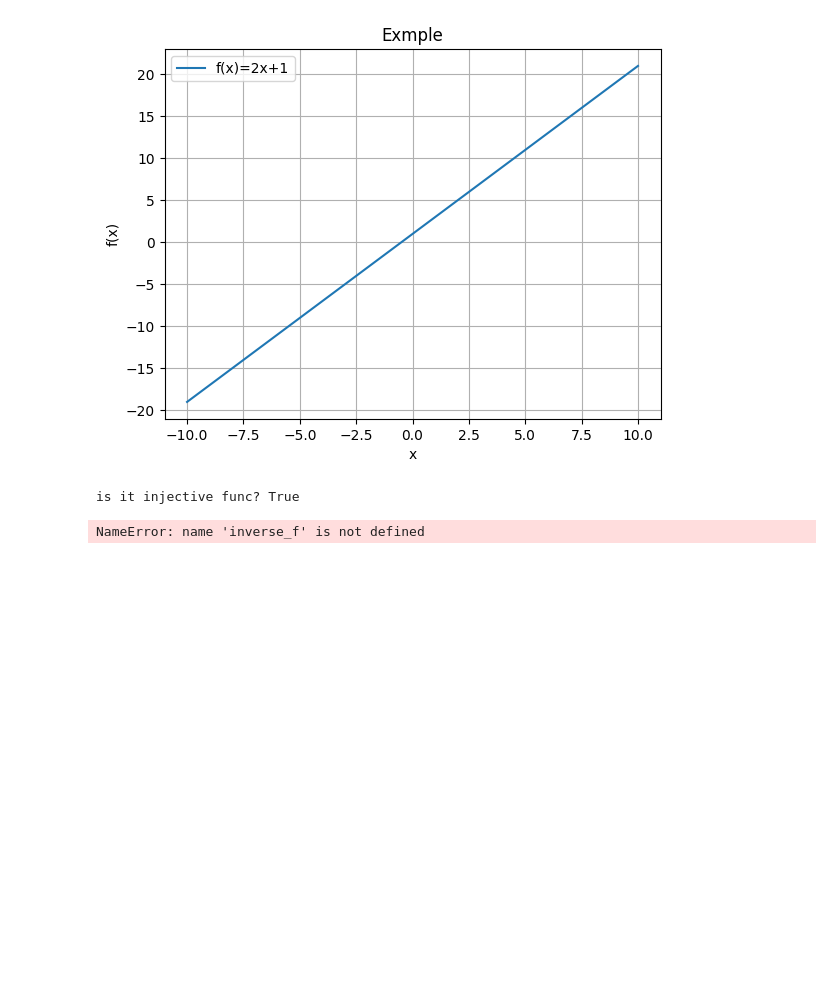
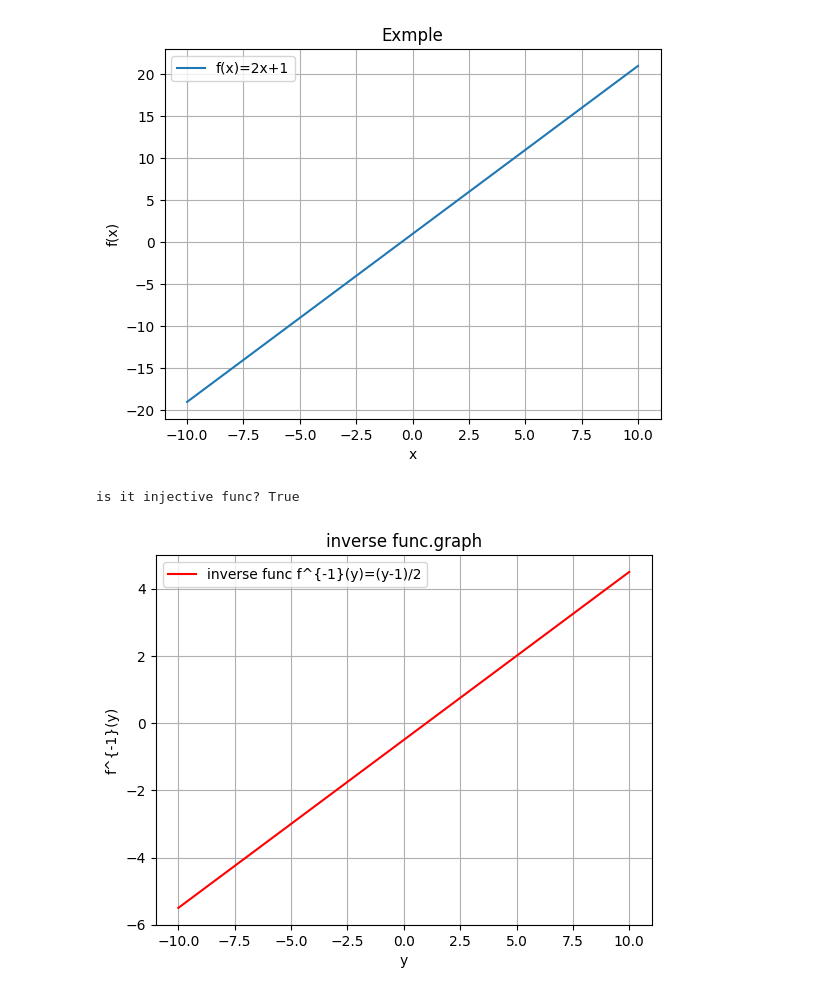
Before and after one commit to nuckdal852-lang/2026.DM, a Jupyter notebook: 함수.ipynb, the cells around one changed output. Cells and saved outputs as stored; diff of their text form; code cells hidden in the pictures; blank space fills up the shorter version.

```diff
--- a/함수.ipynb
+++ b/함수.ipynb
@@ -31,17 +31,17 @@ print("is it injective func?",is_injective(f,domain))
 # %% [output]
 is it injective func? True
 # %%
-def ineverse(y):
+def inverse_f(y):
   return(y-1)/2
-y_value=np.linspace(-10,10,100)
-x_value=inverse_f(y_values)
+y_values=np.linspace(-10,10,100)
+x_values=inverse_f(y_values)
 
 plt.plot(y_values,x_values,label='inverse func f^{-1}(y)=(y-1)/2',color='red')
-plt.xlable('y')
-plt.ylable('f^{-1}(y)')
+plt.xlabel('y')
+plt.ylabel('f^{-1}(y)')
 plt.title('inverse func.graph')
 plt.legend()
 plt.grid(True)
 plt.show()
 # %% [output]
-NameError: name 'inverse_f' is not defined
+[figure, added]
```
